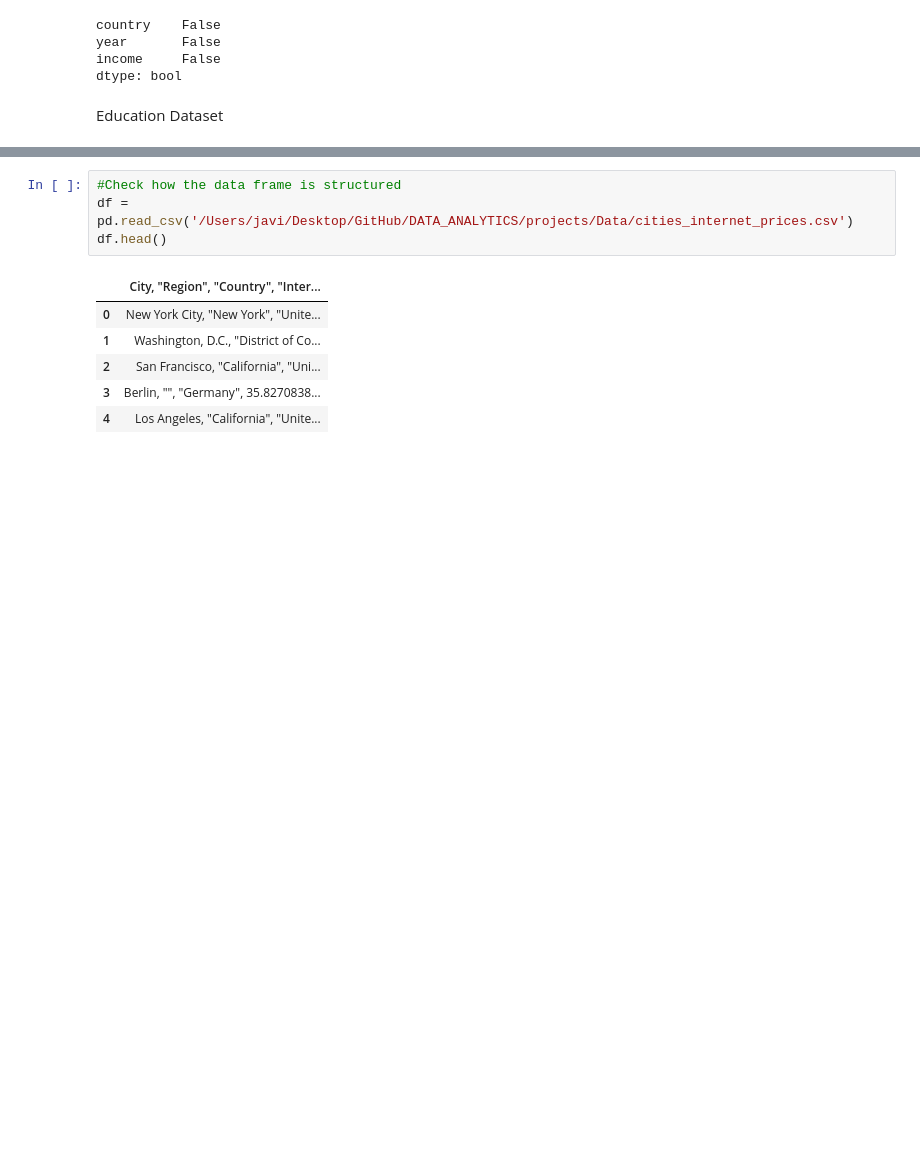
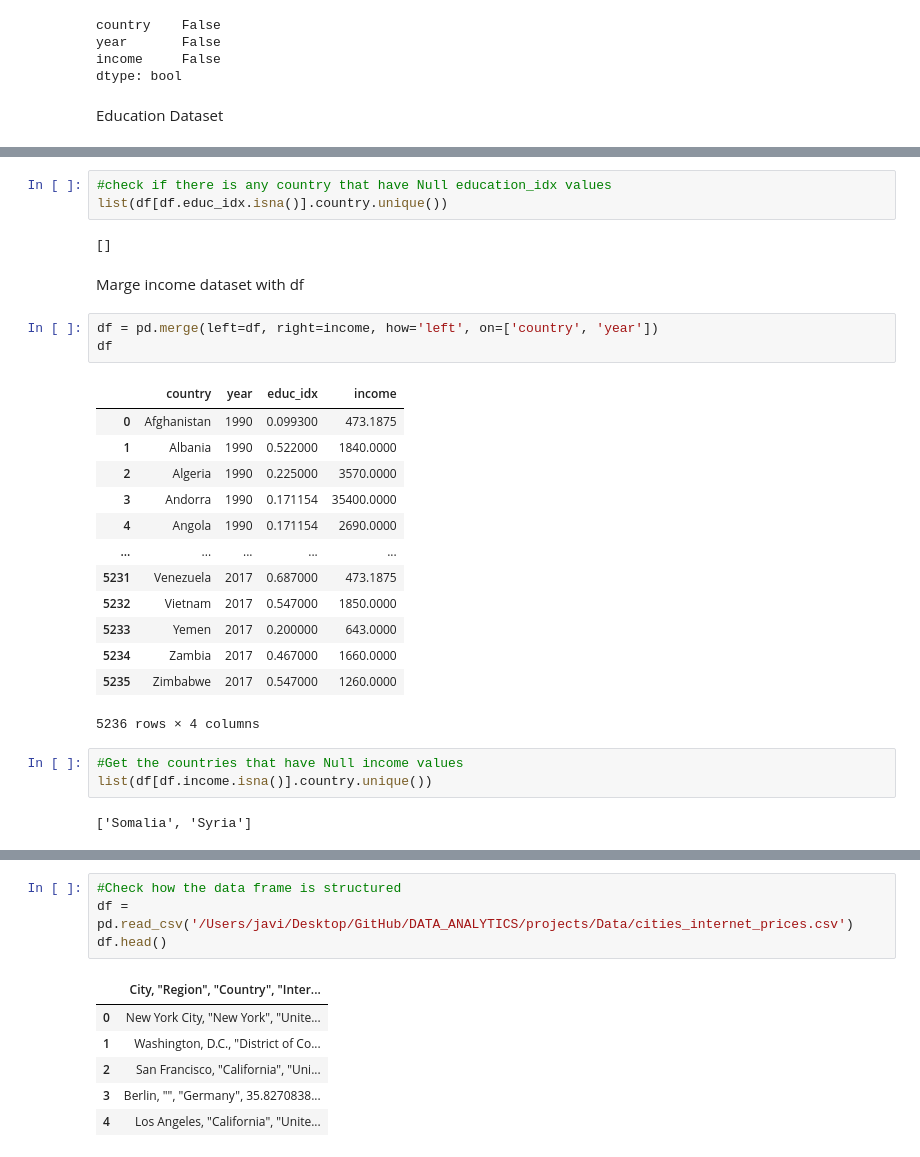
Before and after one commit to havipr/dataAnalytics, a Jupyter notebook: projects/Data/Internet_Poverty_Education.ipynb, the cells around one changed output, grey strips where cells are left out. Drawn from its saved outputs; the diff is of its cells as text; blank space fills up the shorter version.

```diff
--- a/projects/Data/Internet_Poverty_Education.ipynb
+++ b/projects/Data/Internet_Poverty_Education.ipynb
@@ -183,0 +283,29 @@ education.head(3)
+# %%
+#check if there is any country that have Null education_idx values
+list(df[df.educ_idx.isna()].country.unique())
+# %% [output]
+[]
+# %% [markdown]
+Marge income dataset with df
+# %%
+df = pd.merge(left=df, right=income, how='left', on=['country', 'year'])
+df
+# %% [output]
+|  | country | year | educ_idx | income |
+| 0 | Afghanistan | 1990 | 0.099300 | 473.1875 |
+| 1 | Albania | 1990 | 0.522000 | 1840.0000 |
+| 2 | Algeria | 1990 | 0.225000 | 3570.0000 |
+| 3 | Andorra | 1990 | 0.171154 | 35400.0000 |
+| 4 | Angola | 1990 | 0.171154 | 2690.0000 |
+| ... | ... | ... | ... | ... |
+| 5231 | Venezuela | 2017 | 0.687000 | 473.1875 |
+| 5232 | Vietnam | 2017 | 0.547000 | 1850.0000 |
+| 5233 | Yemen | 2017 | 0.200000 | 643.0000 |
+| 5234 | Zambia | 2017 | 0.467000 | 1660.0000 |
+| 5235 | Zimbabwe | 2017 | 0.547000 | 1260.0000 |
+5236 rows × 4 columns
+# %%
+#Get the countries that have Null income values
+list(df[df.income.isna()].country.unique())
+# %% [output]
+['Somalia', 'Syria']
```
Also changed, not shown: parts of 32 cells of this notebook, 2 other files.
